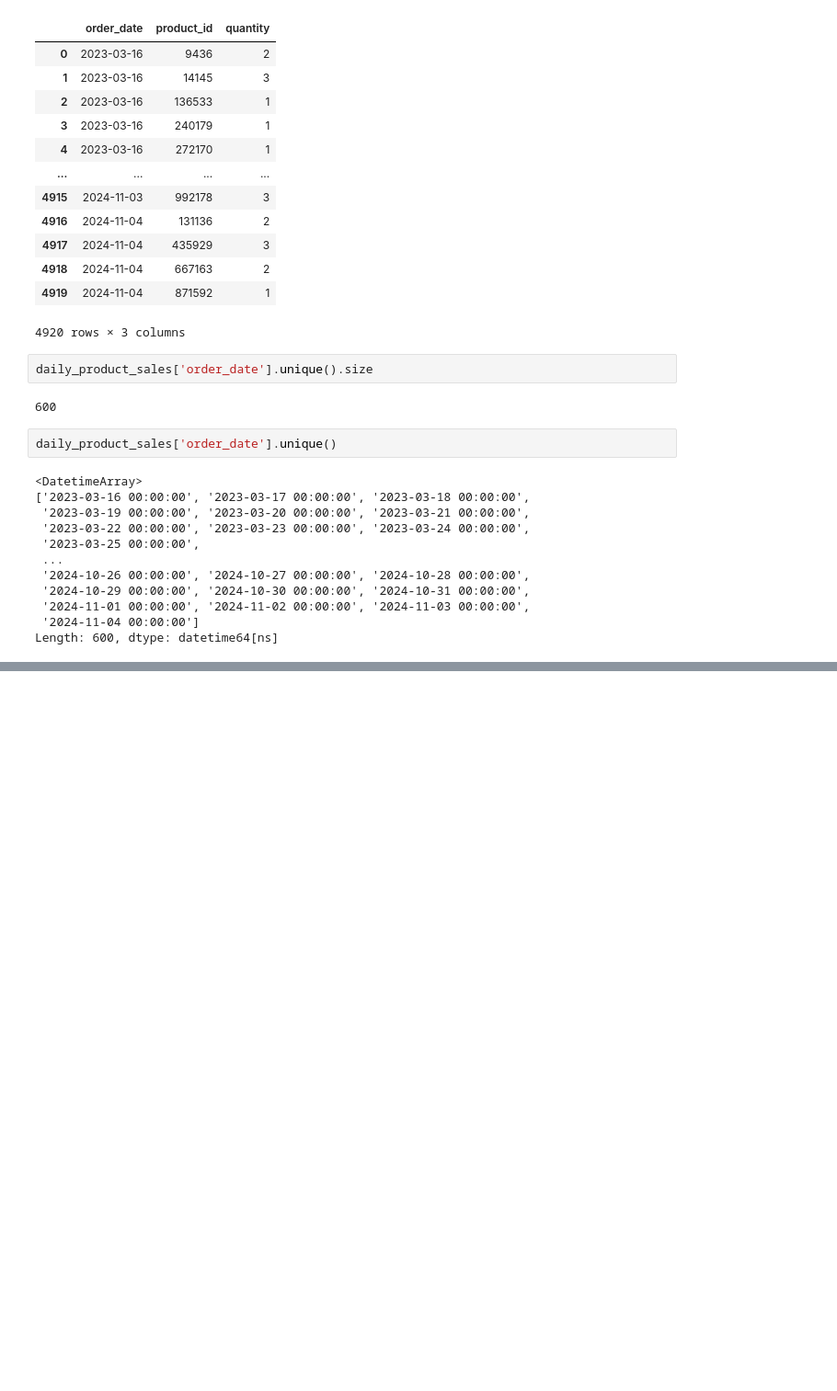
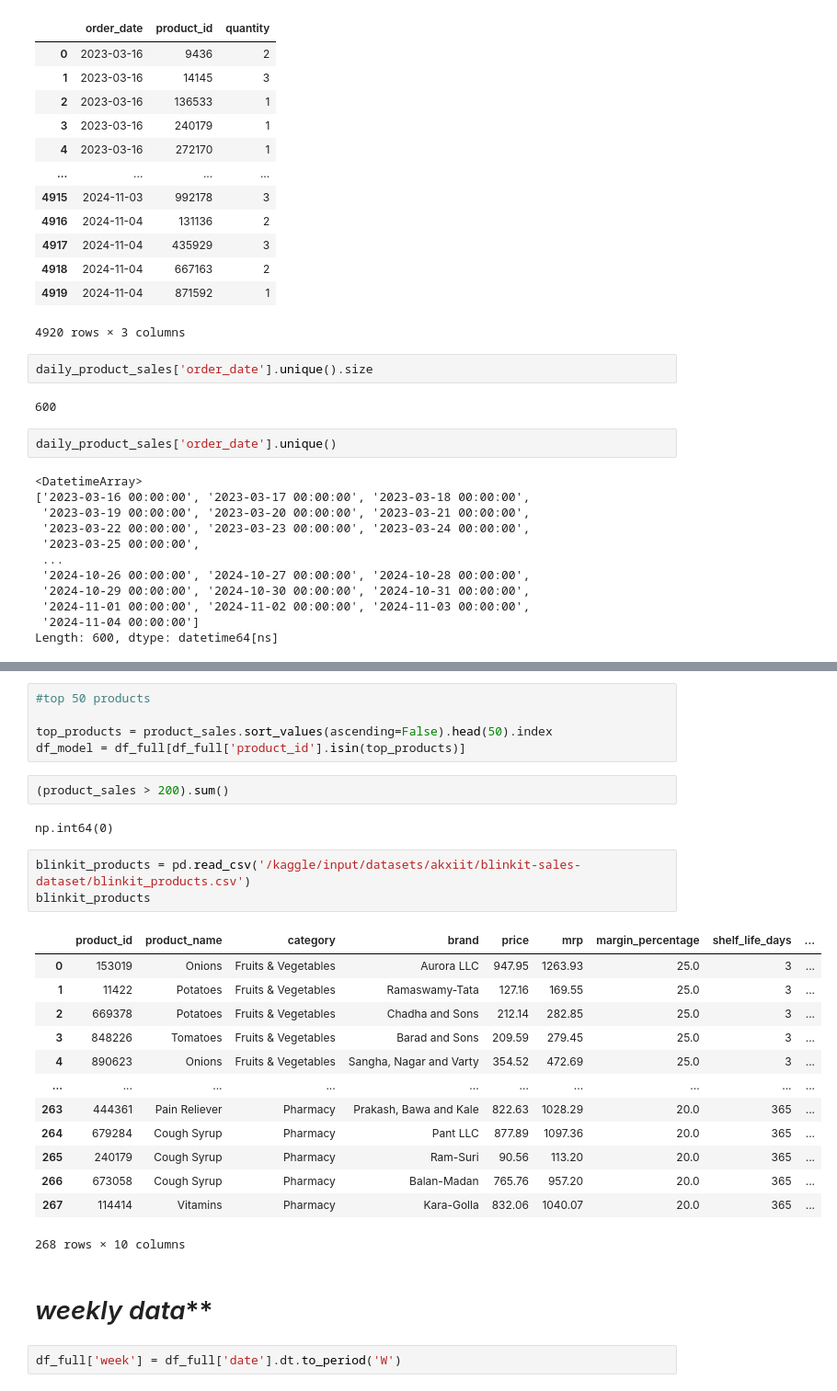
Before and after one commit to pratik74988/blinkit-Demand-Forecasting, a Jupyter notebook: blinkit-demand-forcasting.ipynb, the cells around one changed output, grey strips where cells are left out. Shown at 92% size. Cells and saved outputs as stored; diff of their text form; blank space fills up the shorter version.

Commit message:
Kaggle Notebook | blinkit_demand_forcasting | Version 2

```diff
--- a/blinkit-demand-forcasting.ipynb
+++ b/blinkit-demand-forcasting.ipynb
@@ -216,0 +369,30 @@ Length: 600, dtype: datetime64[ns]
+# %%
+#top 50 products
+
+top_products = product_sales.sort_values(ascending=False).head(50).index
+df_model = df_full[df_full['product_id'].isin(top_products)]
+# %%
+(product_sales > 200).sum()
+# %% [output]
+np.int64(0)
+# %%
+blinkit_products = pd.read_csv('/kaggle/input/datasets/akxiit/blinkit-sales-dataset/blinkit_products.csv')
+blinkit_products
+# %% [output]
+|  | product_id | product_name | category | brand | price | mrp | margin_percentage | shelf_life_days | ... |
+| 0 | 153019 | Onions | Fruits & Vegetables | Aurora LLC | 947.95 | 1263.93 | 25.0 | 3 | ... |
+| 1 | 11422 | Potatoes | Fruits & Vegetables | Ramaswamy-Tata | 127.16 | 169.55 | 25.0 | 3 | ... |
+| 2 | 669378 | Potatoes | Fruits & Vegetables | Chadha and Sons | 212.14 | 282.85 | 25.0 | 3 | ... |
+| 3 | 848226 | Tomatoes | Fruits & Vegetables | Barad and Sons | 209.59 | 279.45 | 25.0 | 3 | ... |
+| 4 | 890623 | Onions | Fruits & Vegetables | Sangha, Nagar and Varty | 354.52 | 472.69 | 25.0 | 3 | ... |
+| ... | ... | ... | ... | ... | ... | ... | ... | ... | ... |
+| 263 | 444361 | Pain Reliever | Pharmacy | Prakash, Bawa and Kale | 822.63 | 1028.29 | 20.0 | 365 | ... |
+| 264 | 679284 | Cough Syrup | Pharmacy | Pant LLC | 877.89 | 1097.36 | 20.0 | 365 | ... |
+| 265 | 240179 | Cough Syrup | Pharmacy | Ram-Suri | 90.56 | 113.20 | 20.0 | 365 | ... |
+| 266 | 673058 | Cough Syrup | Pharmacy | Balan-Madan | 765.76 | 957.20 | 20.0 | 365 | ... |
+| 267 | 114414 | Vitamins | Pharmacy | Kara-Golla | 832.06 | 1040.07 | 20.0 | 365 | ... |
+268 rows × 10 columns
+# %% [markdown]
+# *weekly data***
+# %%
+df_full['week'] = df_full['date'].dt.to_period('W')
```
Also changed, not shown: parts of 17 cells of this notebook.
